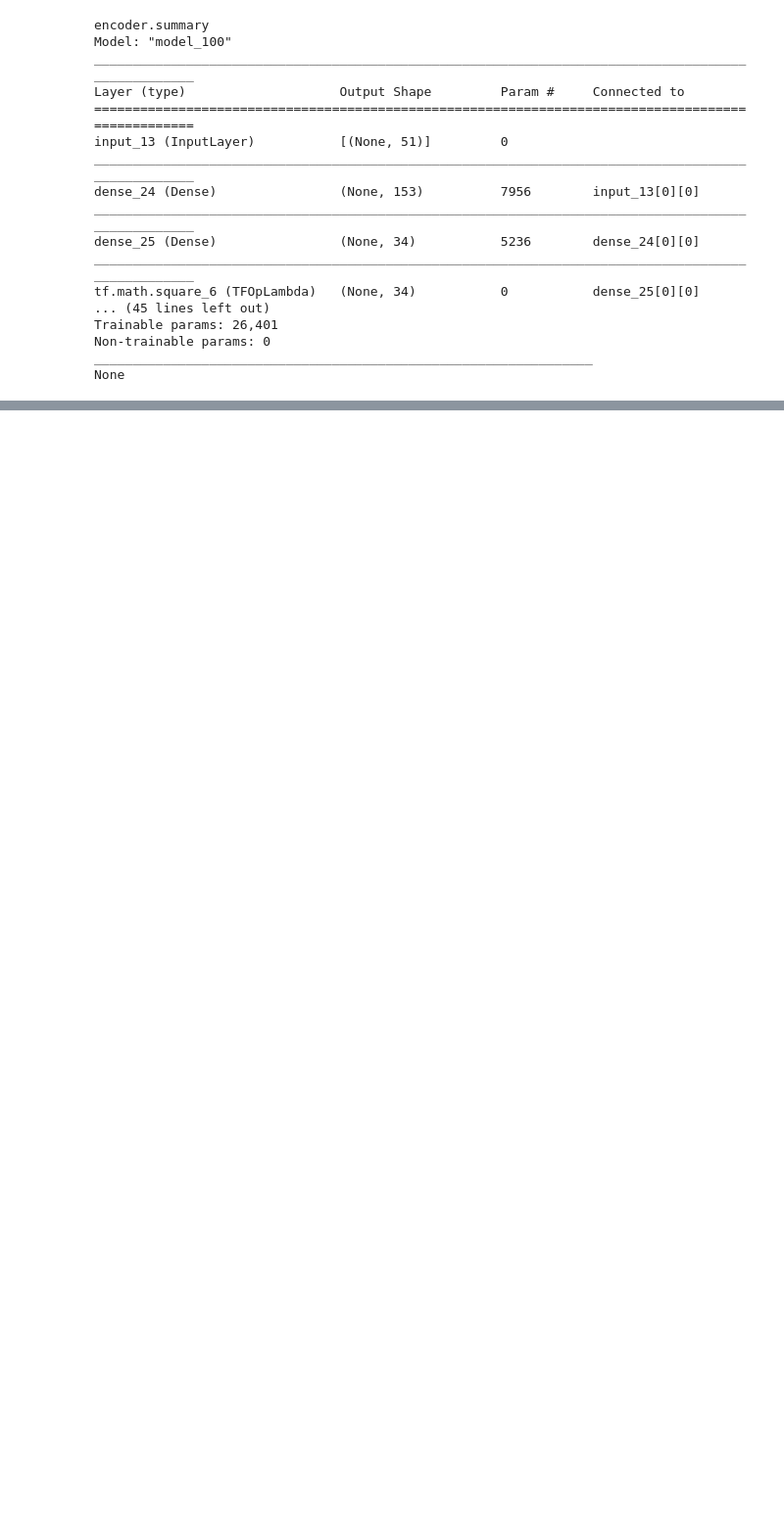
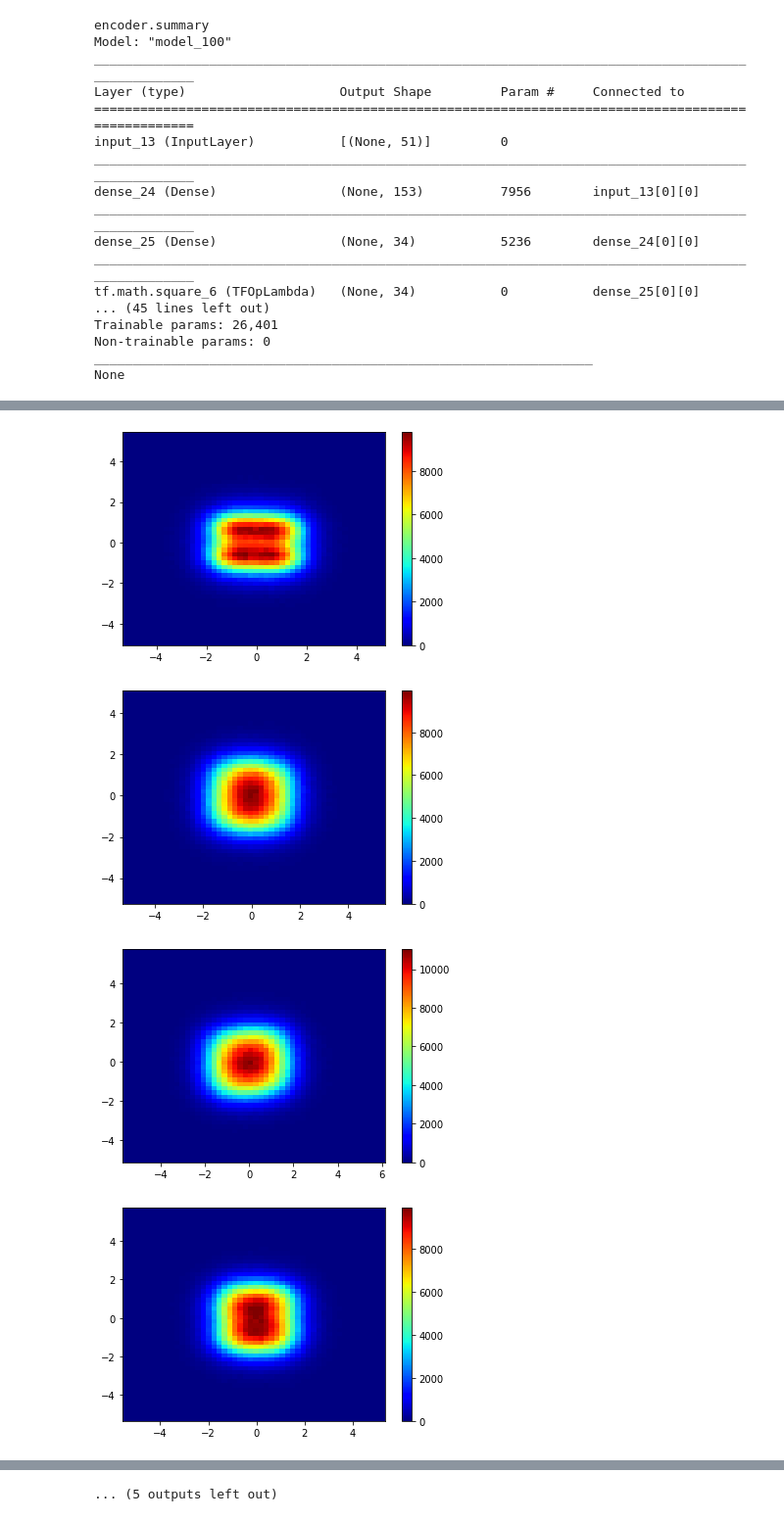
Before and after one commit to iamviji/project, a Jupyter notebook: Report/KerasBinary_In_En_Ch_PSK8.ipynb, the cells around one changed output, grey strips where cells are left out. Shown at 98% size. Drawn from its saved outputs; the diff is of its cells as text; code cells hidden in the pictures; blank space fills up the shorter version.

```diff
--- a/Report/KerasBinary_In_En_Ch_PSK8.ipynb
+++ b/Report/KerasBinary_In_En_Ch_PSK8.ipynb
@@ -1169,0 +1209,12 @@ plt.show()
+# %%
+channel_out_array = numpy.transpose(channel_out6)
+
+for i in range (int(channel_size)):
+  plt.hist2d(channel_out_array[2*i], channel_out_array[2*i+1], (50, 50), cmap=plt.cm.jet)
+  plt.colorbar()
+  plt.show()
+# %% [output]
+[figure, added]
+[figure, added]
+[figure, added]
+[figure, added]
@@ -1170,3 +1229,4 @@ plt.show()
+... (5 outputs left out)
 # %%
 
 from keras import backend as K
```
Also changed, not shown: parts of 13 cells of this notebook.
